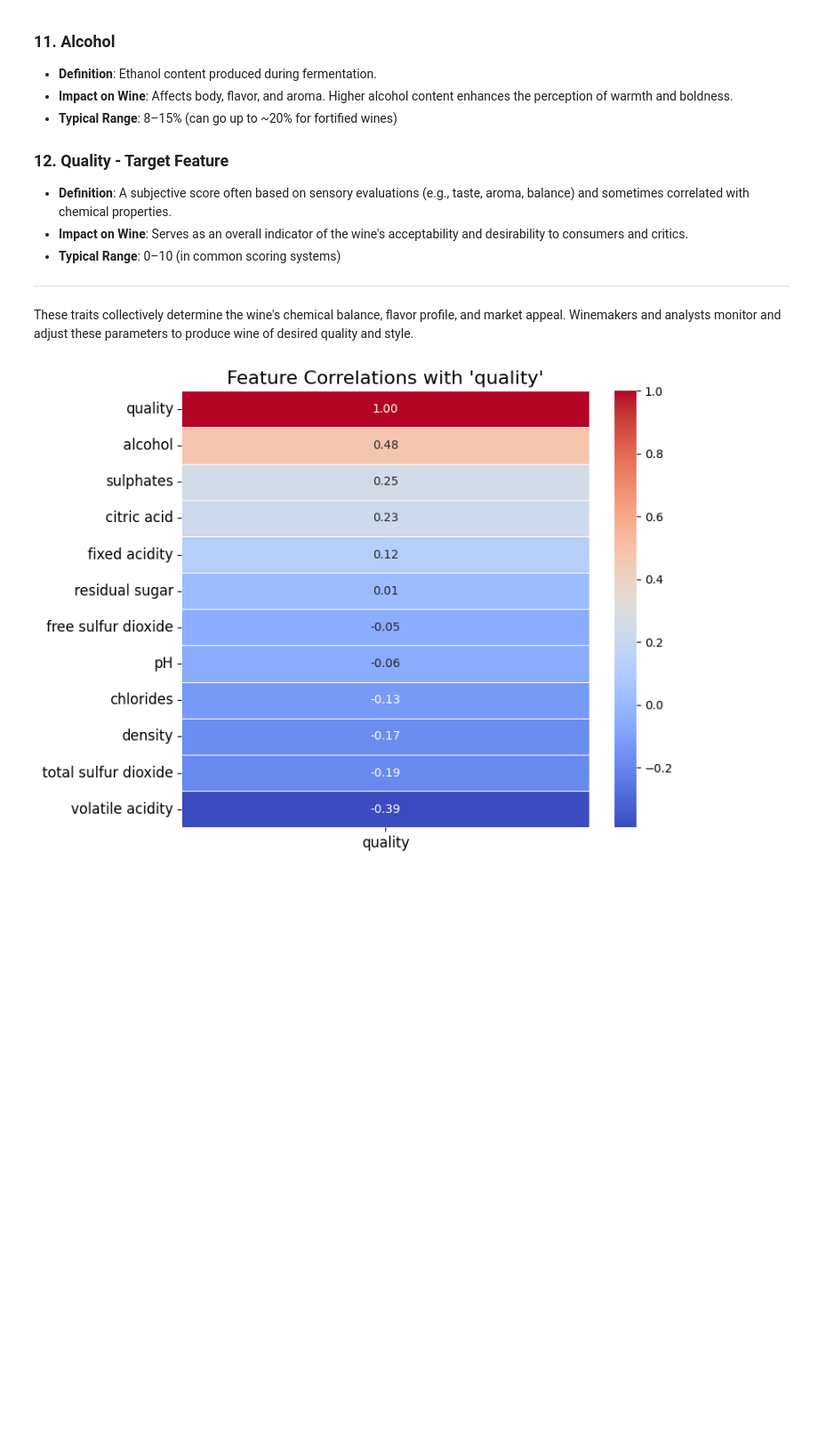
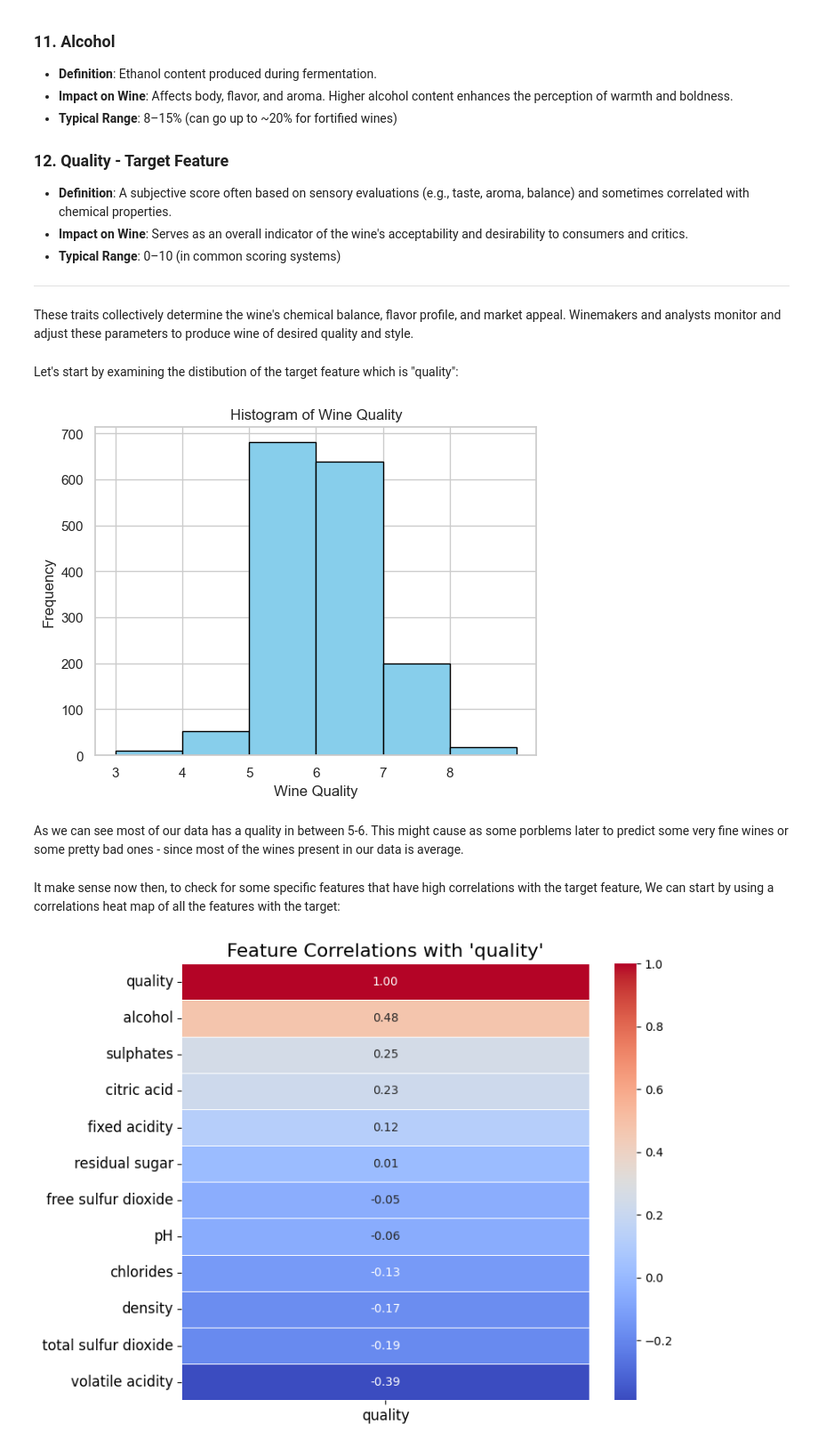
Before and after one commit to airbagdeer/tabular-ds-project, a Jupyter notebook: EX1.ipynb, the cells around one changed output. Shown at 89% size. Drawn from its saved outputs; the diff is of its cells as text; code cells hidden in the pictures; blank space fills up the shorter version.

```diff
--- a/EX1.ipynb
+++ b/EX1.ipynb
@@ -76,4 +77,23 @@ dfw = pd.read_csv('./dataset/winequality-white.csv', sep=';')
 ---
 
 These traits collectively determine the wine's chemical balance, flavor profile, and market appeal. Winemakers and analysts monitor and adjust these parameters to produce wine of desired quality and style.
+# %% [markdown]
+Let's start by examining the distibution of the target feature which is "quality":
+# %%
+
+# Histogram for wine quality distribution
+plt.hist(dfr['quality'], bins=range(dfr['quality'].min(), dfr['quality'].max() + 2), edgecolor='black', color='skyblue')
+plt.title("Histogram of Wine Quality")
+plt.xlabel("Wine Quality")
+plt.ylabel("Frequency")
+plt.xticks(range(dfr['quality'].min(), dfr['quality'].max() + 1))
+plt.show()
+# %% [output]
+[figure, added]
+# %% [markdown]
+As we can see most of our data has a quality in between 5-6.
+This might cause as some porblems later to predict some very fine wines or some pretty bad ones - since most of the wines present in our data is average.
+# %% [markdown]
+It make sense now then, to check for some specific features that have high correlations with the target feature,
+We can start by using a correlations heat map of all the features with the target:
 # %%
```
Also changed, not shown: parts of 6 cells of this notebook.
